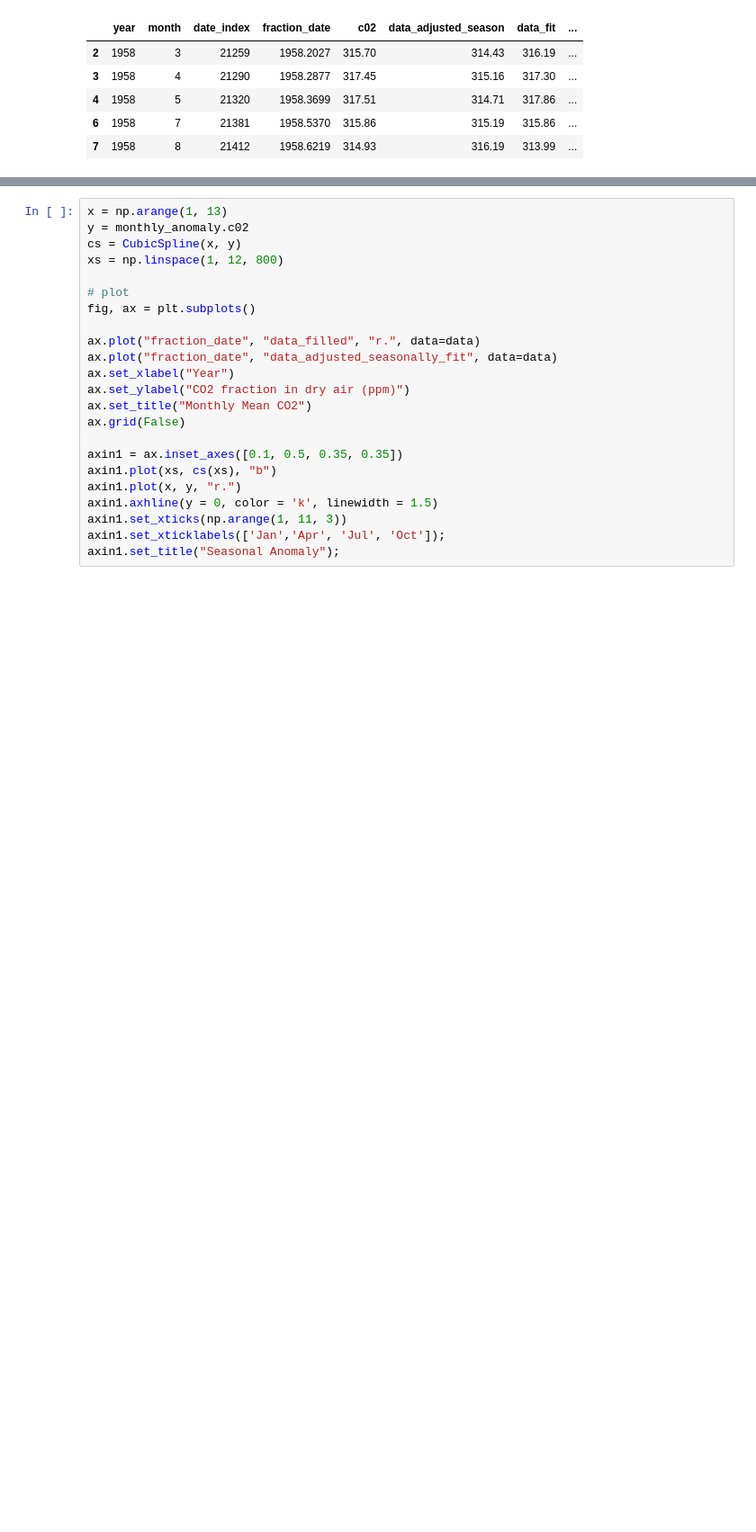
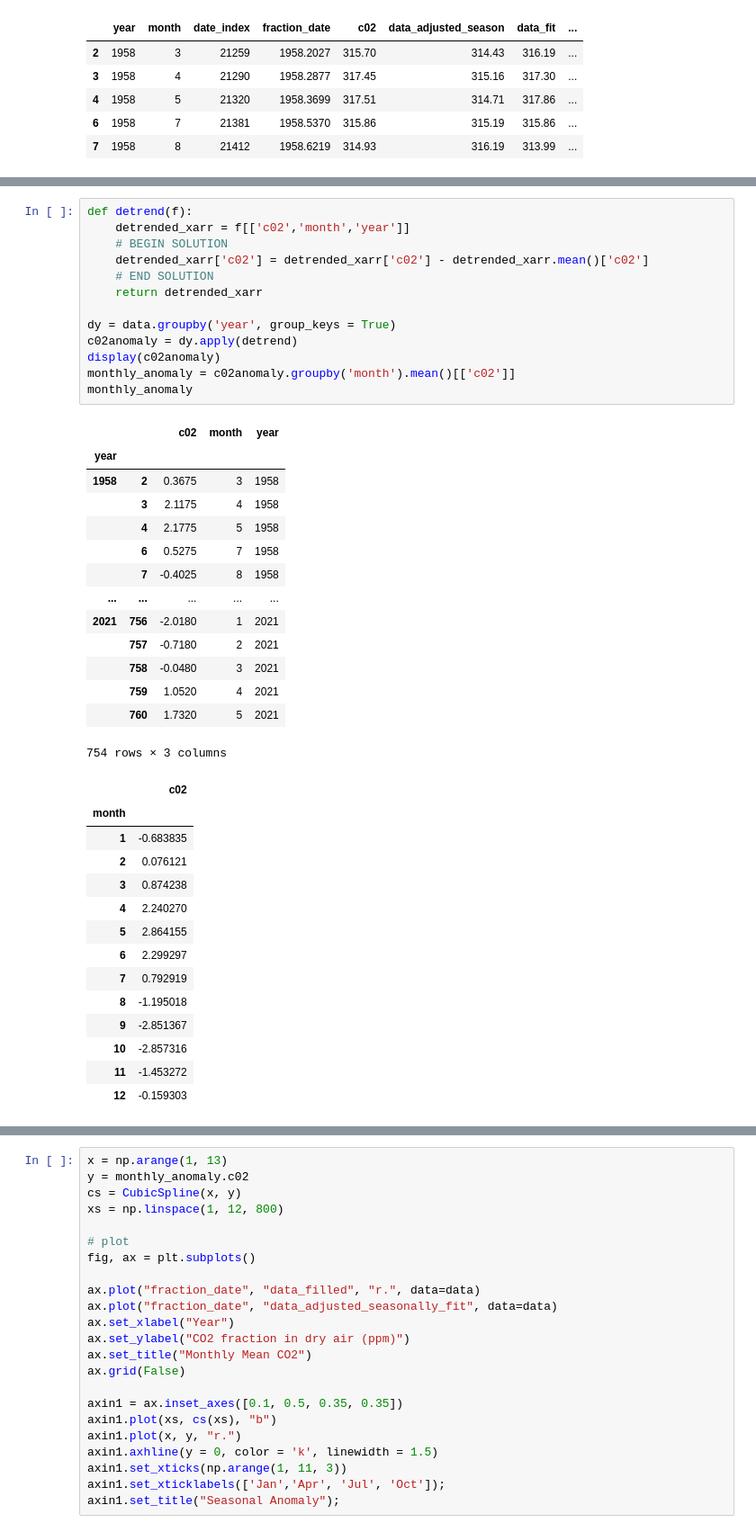
Before and after one commit to UCB-stat-159-s23/hw03-group17, a Jupyter notebook: climate-Q03.ipynb, the cells around one changed output, grey strips where cells are left out. Shown: that part at 90% size. Saved outputs shown, nothing was run; the diff lists cells and outputs as text; blank space fills up the shorter version.

```diff
--- a/climate-Q03.ipynb
+++ b/climate-Q03.ipynb
@@ -36,3 +36,45 @@ Next, recreate the following figure, which is much closer to the one in the lect
 - The "Seasonal Anomaly" inset graph can be created with `ax.inset_axes(...)`. You can treat the `Axes` object returned like any other `Axes` object.
 - Remember that you can set the tick labels with `ax.set_xticks(...)`.
 - To get the data points plotted as red dots, when you use `ax.plot(...)`, pass in `"r."` as the argument immediately following any data you pass in. The `"r"` indicates the color, while the `"."` indicates how the data will be plotted (if you don't put the `"."`, it will be a line instead).
+# %%
+def detrend(f):
+    detrended_xarr = f[['c02','month','year']]
+    # BEGIN SOLUTION
+    detrended_xarr['c02'] = detrended_xarr['c02'] - detrended_xarr.mean()['c02']
+    # END SOLUTION
+    return detrended_xarr
+
+dy = data.groupby('year', group_keys = True)
+c02anomaly = dy.apply(detrend)
+display(c02anomaly)
+monthly_anomaly = c02anomaly.groupby('month').mean()[['c02']]
+monthly_anomaly
+# %% [output]
+|  |  | c02 | month | year |
+| year |  |  |  |  |
+| 1958 | 2 | 0.3675 | 3 | 1958 |
+|  | 3 | 2.1175 | 4 | 1958 |
+|  | 4 | 2.1775 | 5 | 1958 |
+|  | 6 | 0.5275 | 7 | 1958 |
+|  | 7 | -0.4025 | 8 | 1958 |
+| ... | ... | ... | ... | ... |
+| 2021 | 756 | -2.0180 | 1 | 2021 |
+|  | 757 | -0.7180 | 2 | 2021 |
+|  | 758 | -0.0480 | 3 | 2021 |
+|  | 759 | 1.0520 | 4 | 2021 |
+|  | 760 | 1.7320 | 5 | 2021 |
+754 rows × 3 columns
+|  | c02 |
+| month |  |
+| 1 | -0.683835 |
+| 2 | 0.076121 |
+| 3 | 0.874238 |
+| 4 | 2.240270 |
+| 5 | 2.864155 |
+| 6 | 2.299297 |
+| 7 | 0.792919 |
+| 8 | -1.195018 |
+| 9 | -2.851367 |
+| 10 | -2.857316 |
+| 11 | -1.453272 |
+| 12 | -0.159303 |
```
Also changed, not shown: parts of 1 cell of this notebook.
